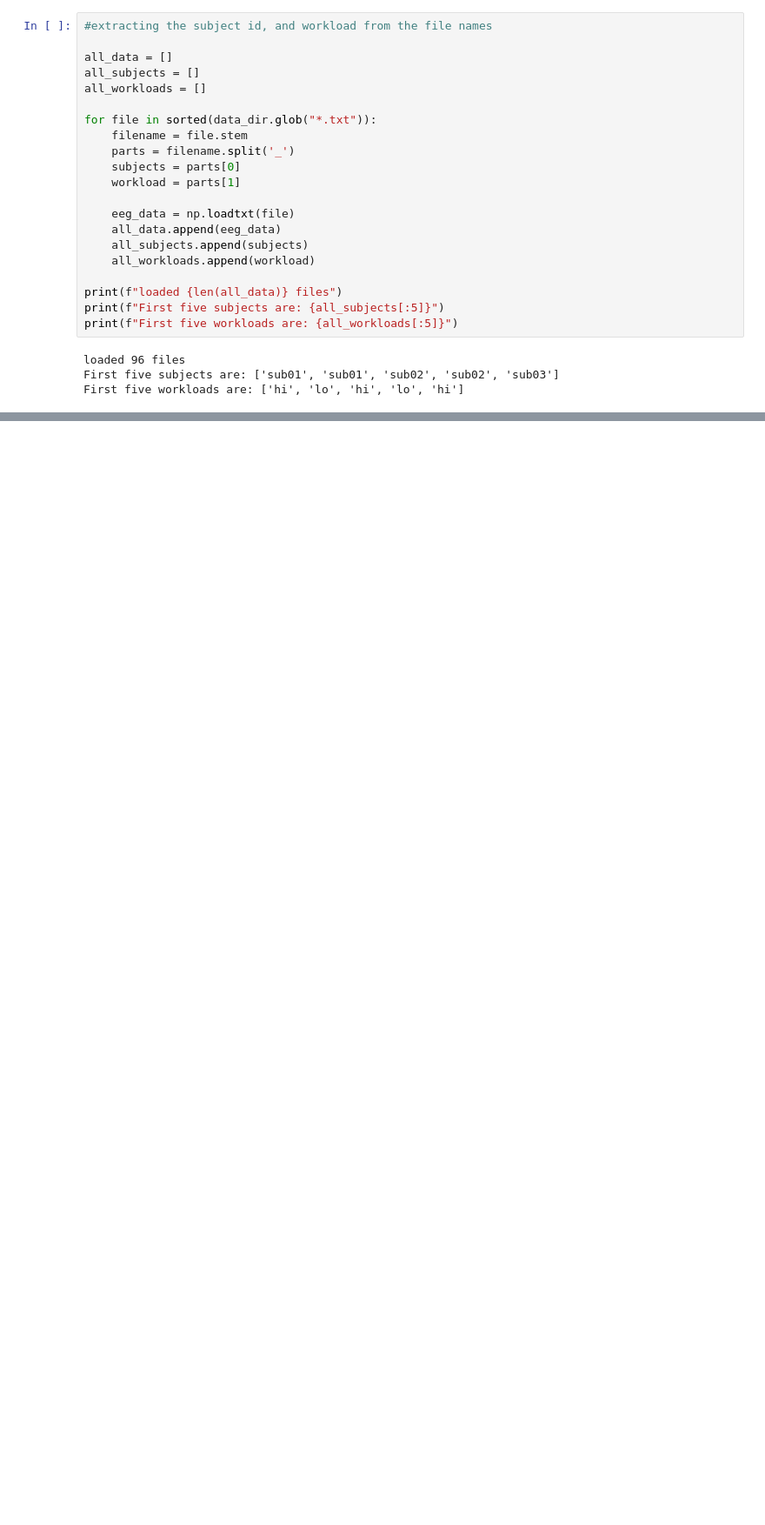
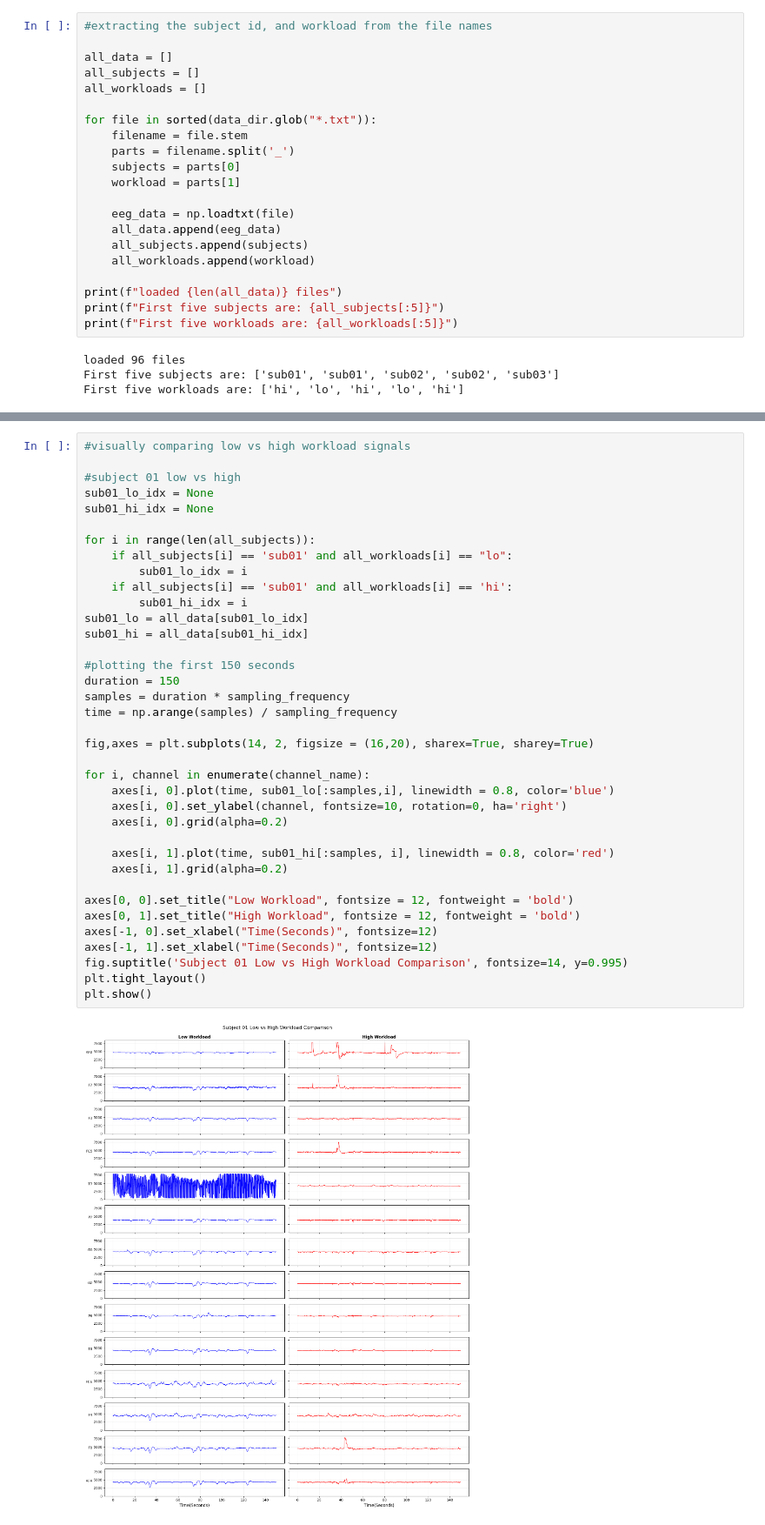
Before and after one commit to Folasewa/EEG-Based_Mental_Workload_Classifier, a Jupyter notebook: notebooks/exploratory.ipynb, the cells around one changed output, grey strips where cells are left out. Shown at 87% size. Saved outputs shown, nothing was run; the diff lists cells and outputs as text; blank space fills up the shorter version.

Commit message:
data_exploration

```diff
--- a/notebooks/exploratory.ipynb
+++ b/notebooks/exploratory.ipynb
@@ -77,0 +92,39 @@ First five workloads are: ['hi', 'lo', 'hi', 'lo', 'hi']
+# %%
+#visually comparing low vs high workload signals
+
+#subject 01 low vs high
+sub01_lo_idx = None
+sub01_hi_idx = None
+
+for i in range(len(all_subjects)):
+    if all_subjects[i] == 'sub01' and all_workloads[i] == "lo":
+        sub01_lo_idx = i
+    if all_subjects[i] == 'sub01' and all_workloads[i] == 'hi':
+        sub01_hi_idx = i
+sub01_lo = all_data[sub01_lo_idx]
+sub01_hi = all_data[sub01_hi_idx]
+
+#plotting the first 150 seconds
+duration = 150
+samples = duration * sampling_frequency
+time = np.arange(samples) / sampling_frequency
+
+fig,axes = plt.subplots(14, 2, figsize = (16,20), sharex=True, sharey=True)
+
+for i, channel in enumerate(channel_name):
+    axes[i, 0].plot(time, sub01_lo[:samples,i], linewidth = 0.8, color='blue')
+    axes[i, 0].set_ylabel(channel, fontsize=10, rotation=0, ha='right')
+    axes[i, 0].grid(alpha=0.2)
+
+    axes[i, 1].plot(time, sub01_hi[:samples, i], linewidth = 0.8, color='red')
+    axes[i, 1].grid(alpha=0.2)
+
+axes[0, 0].set_title("Low Workload", fontsize = 12, fontweight = 'bold')
+axes[0, 1].set_title("High Workload", fontsize = 12, fontweight = 'bold')
+axes[-1, 0].set_xlabel("Time(Seconds)", fontsize=12)
+axes[-1, 1].set_xlabel("Time(Seconds)", fontsize=12)
+fig.suptitle('Subject 01 Low vs High Workload Comparison', fontsize=14, y=0.995)
+plt.tight_layout()
+plt.show()
+# %% [output]
+[figure, added]
```
Also changed, not shown: parts of 1 cell of this notebook.
